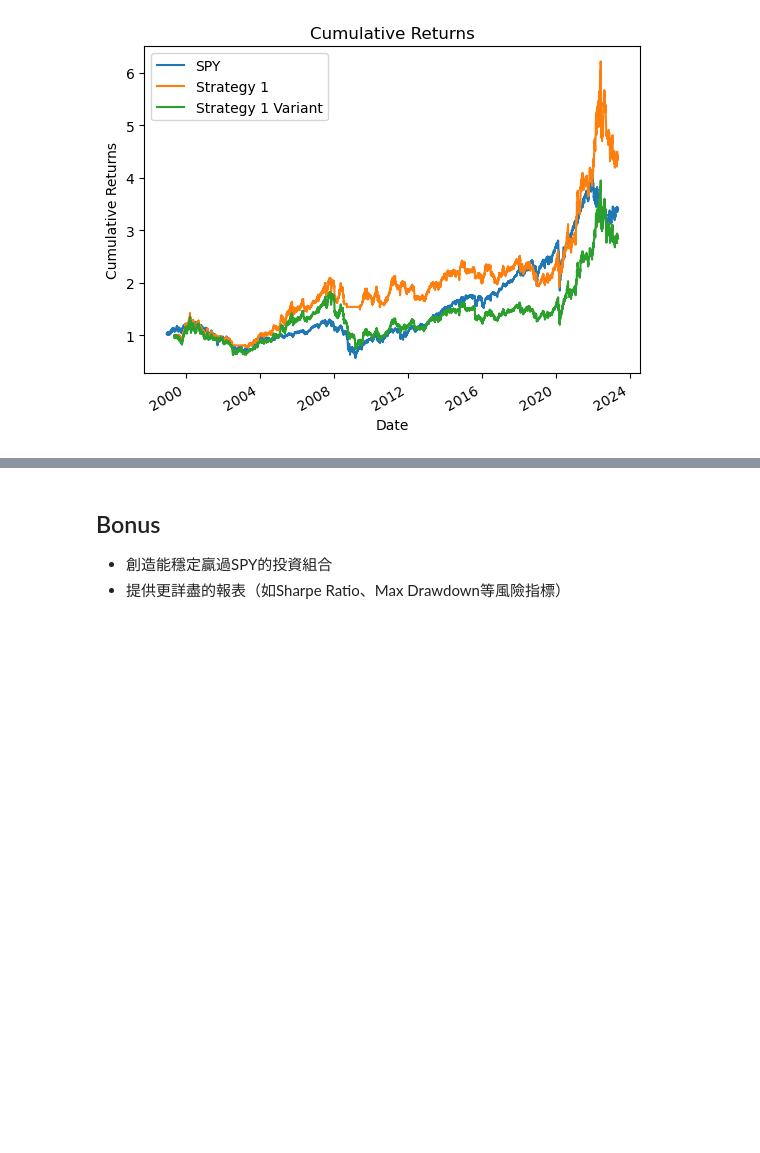
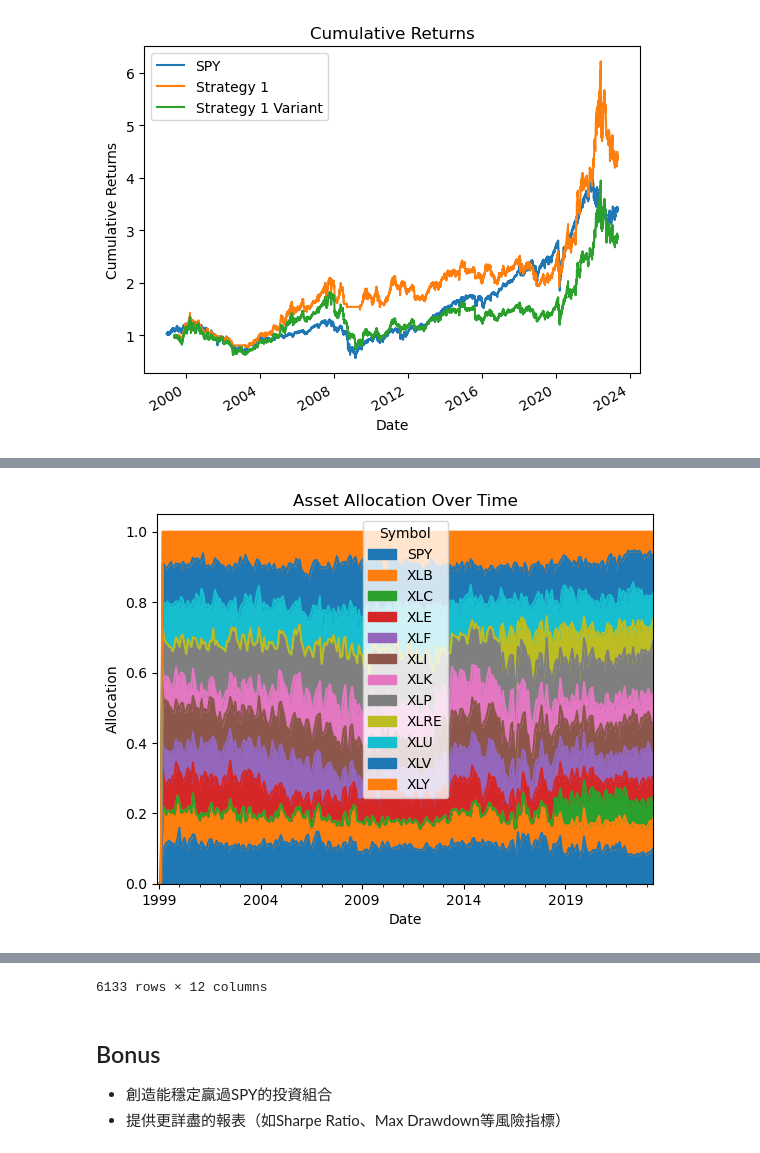
Before and after one commit to Raccoon103/Gambling-Apocalypse-Crypto, a Jupyter notebook: CryptoStrat.ipynb, the cells around one changed output, grey strips where cells are left out. Saved outputs shown, nothing was run; the diff lists cells and outputs as text; code cells hidden in the pictures; blank space fills up the shorter version.

```diff
--- a/CryptoStrat.ipynb
+++ b/CryptoStrat.ipynb
@@ -304,0 +338,18 @@ plot_performance(test2, df_returns.copy(), variant_list=['portfolio no leave'])
+# %%
+def allocation_risk_parity(df_weights):
+    # Assuming monthly rebalancing, forward fill the weights
+    df_weights = df_weights.fillna(0).resample('M').first().ffill()
+
+    # Plotting
+    fig, ax = plt.subplots()
+    df_weights.plot.area(ax=ax)
+    ax.set_xlabel('Date')
+    ax.set_ylabel('Allocation')
+    ax.set_title('Asset Allocation Over Time')
+    plt.show()
+    return None
+
+allocation_risk_parity(weights_test3[0])
+weights_test3[0]
+# %% [output]
+[figure, added]
@@ -305,3 +369,4 @@ plot_performance(test2, df_returns.copy(), variant_list=['portfolio no leave'])
+6133 rows × 12 columns
 # %% [markdown]
 ## Bonus
 - 創造能穩定贏過SPY的投資組合
```
Also changed, not shown: parts of 4 cells of this notebook.
